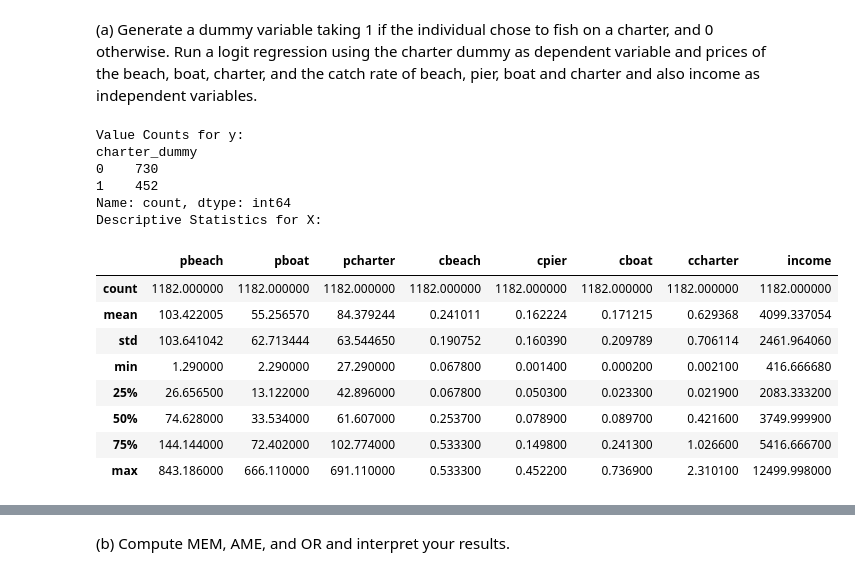
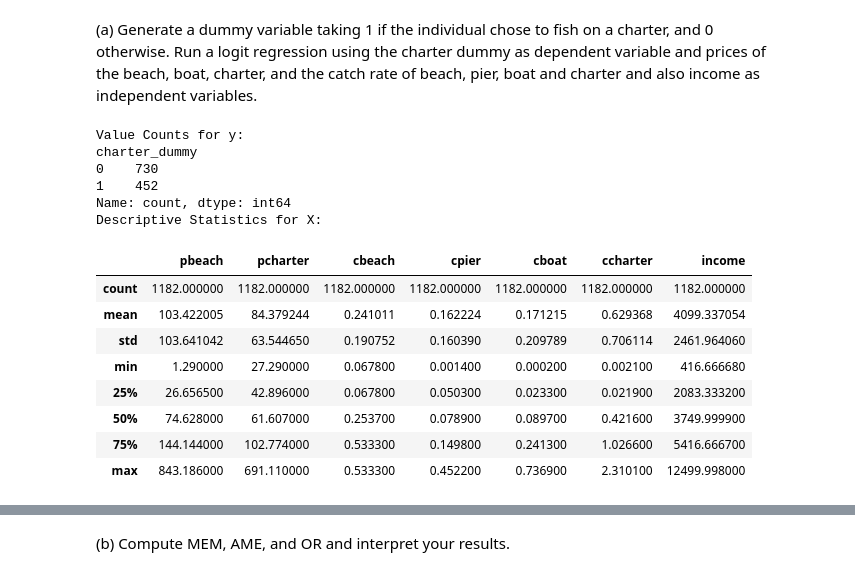
Before and after one commit to data-stepper/latex-university-shit, a Jupyter notebook: Abgaben/Empirical Evaluation of Market Outcomes/Assignment 2.ipynb, the cells around one changed output, grey strips where cells are left out. Drawn from its saved outputs; the diff is of its cells as text; code cells hidden in the pictures.

```diff
--- a/Abgaben/Empirical Evaluation of Market Outcomes/Assignment 2.ipynb
+++ b/Abgaben/Empirical Evaluation of Market Outcomes/Assignment 2.ipynb
@@ -33,31 +33,33 @@ raw_df
 and prices of the beach, boat, charter, and the catch rate of beach, pier, boat and
 charter and also income as independent variables.
 # %%
-X, y = raw_df.assign(
+X_raw, y = raw_df.assign(
     charter_dummy = (raw_df['mode'] == 'charter').astype(int)
 ).pipe(
     lambda df: (
-        df[['pbeach', 'pboat', 'pcharter', 'cbeach', 'cpier', 'cboat', 'ccharter', 'income']],
+        df[['pbeach', 'pcharter', 'cbeach', 'cpier', 'cboat', 'ccharter', 'income']],
         df['charter_dummy']
     )
 )
 print("Value Counts for y:\n{}".format(y.value_counts()))
 
 print("Descriptive Statistics for X:")
-X.describe()
+display(X_raw.describe())
+
+X = X_raw.pipe(lambda df: (df - df.mean()) / df.std())
 # %% [output]
 Value Counts for y:
 charter_dummy
 0    730
 1    452
 Name: count, dtype: int64
 Descriptive Statistics for X:
-|  | pbeach | pboat | pcharter | cbeach | cpier | cboat | ccharter | income |
-| count | 1182.000000 | 1182.000000 | 1182.000000 | 1182.000000 | 1182.000000 | 1182.000000 | 1182.000000 | 1182.000000 |
-| mean | 103.422005 | 55.256570 | 84.379244 | 0.241011 | 0.162224 | 0.171215 | 0.629368 | 4099.337054 |
-| std | 103.641042 | 62.713444 | 63.544650 | 0.190752 | 0.160390 | 0.209789 | 0.706114 | 2461.964060 |
-| min | 1.290000 | 2.290000 | 27.290000 | 0.067800 | 0.001400 | 0.000200 | 0.002100 | 416.666680 |
-| 25% | 26.656500 | 13.122000 | 42.896000 | 0.067800 | 0.050300 | 0.023300 | 0.021900 | 2083.333200 |
-| 50% | 74.628000 | 33.534000 | 61.607000 | 0.253700 | 0.078900 | 0.089700 | 0.421600 | 3749.999900 |
-| 75% | 144.144000 | 72.402000 | 102.774000 | 0.533300 | 0.149800 | 0.241300 | 1.026600 | 5416.666700 |
-| max | 843.186000 | 666.110000 | 691.110000 | 0.533300 | 0.452200 | 0.736900 | 2.310100 | 12499.998000 |
+|  | pbeach | pcharter | cbeach | cpier | cboat | ccharter | income |
+| count | 1182.000000 | 1182.000000 | 1182.000000 | 1182.000000 | 1182.000000 | 1182.000000 | 1182.000000 |
+| mean | 103.422005 | 84.379244 | 0.241011 | 0.162224 | 0.171215 | 0.629368 | 4099.337054 |
+| std | 103.641042 | 63.544650 | 0.190752 | 0.160390 | 0.209789 | 0.706114 | 2461.964060 |
+| min | 1.290000 | 27.290000 | 0.067800 | 0.001400 | 0.000200 | 0.002100 | 416.666680 |
+| 25% | 26.656500 | 42.896000 | 0.067800 | 0.050300 | 0.023300 | 0.021900 | 2083.333200 |
+| 50% | 74.628000 | 61.607000 | 0.253700 | 0.078900 | 0.089700 | 0.421600 | 3749.999900 |
+| 75% | 144.144000 | 102.774000 | 0.533300 | 0.149800 | 0.241300 | 1.026600 | 5416.666700 |
+| max | 843.186000 | 691.110000 | 0.533300 | 0.452200 | 0.736900 | 2.310100 | 12499.998000 |
```
Also changed, not shown: parts of 14 cells of this notebook, 2 other files.
